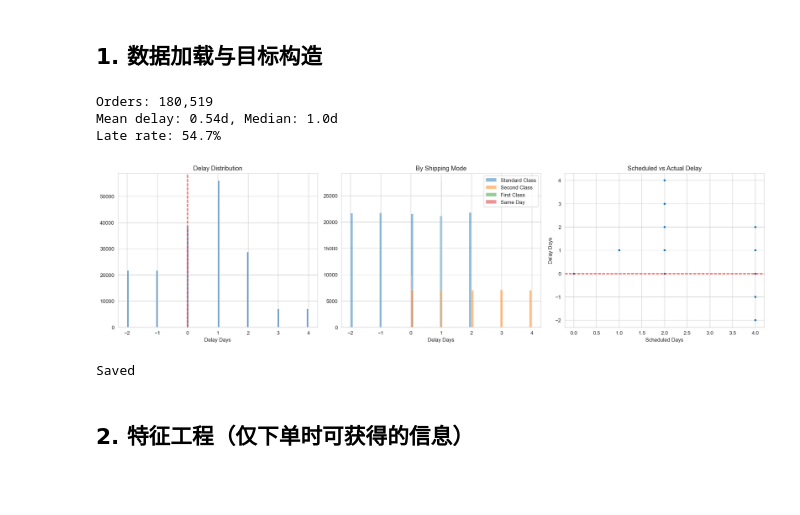
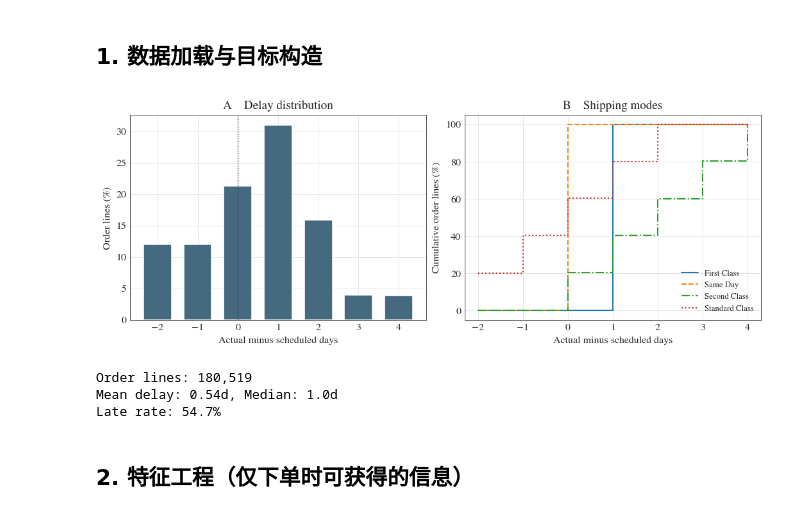
Before and after one commit to lingtao-meng/supply-chain-ml-pipeline, a Jupyter notebook: notebooks/supply_chain_ml_pipeline.ipynb, the cells around one changed output. Drawn from its saved outputs; the diff is of its cells as text; code cells hidden in the pictures; blank space fills up the shorter version.

```diff
--- a/notebooks/supply_chain_ml_pipeline.ipynb
+++ b/notebooks/supply_chain_ml_pipeline.ipynb
@@ -39,36 +43,33 @@ Ready
 # %%
 df = pd.read_csv('../data/DataCoSupplyChainDataset.csv', encoding='latin1')
 df['order date (DateOrders)'] = pd.to_datetime(df['order date (DateOrders)'])
 df['shipping date (DateOrders)'] = pd.to_datetime(df['shipping date (DateOrders)'])
 df = df.sort_values('order date (DateOrders)').reset_index(drop=True)
 
 df['delay_days'] = (df['shipping date (DateOrders)'] - df['order date (DateOrders)']).dt.days - df['Days for shipment (scheduled)']
 
-print(f'Orders: {len(df):,}')
+print(f'Order lines: {len(df):,}')
 print(f'Mean delay: {df.delay_days.mean():.2f}d, Median: {df.delay_days.median():.1f}d')
 print(f'Late rate: {(df.delay_days>0).mean()*100:.1f}%')
 
-fig, axes = plt.subplots(1, 3, figsize=(18, 5))
-axes[0].hist(df['delay_days'], bins=100, color='steelblue', alpha=0.8); axes[0].axvline(0, color='red', linestyle='--')
-axes[0].set_xlabel('Delay Days'); axes[0].set_title('Delay Distribution')
-
-for sm in df['Shipping Mode'].unique()[:4]:
-    axes[1].hist(df[df['Shipping Mode']==sm]['delay_days'], bins=50, alpha=0.5, label=sm)
-axes[1].set_xlabel('Delay Days'); axes[1].set_title('By Shipping Mode'); axes[1].legend()
-
-samp = df.sample(5000)
-axes[2].scatter(samp['Days for shipment (scheduled)'], samp['delay_days'], alpha=0.3, s=5)
-axes[2].axhline(0, color='red', linestyle='--')
-axes[2].set_xlabel('Scheduled Days'); axes[2].set_ylabel('Delay Days')
-axes[2].set_title('Scheduled vs Actual Delay')
-plt.tight_layout(); plt.savefig('../images/merged_eda.png', dpi=150); plt.show()
-print('Saved')
+fig, (ax, mode_ax) = plt.subplots(1, 2, figsize=(9, 3.4), layout="constrained")
+frequency = df.delay_days.value_counts(normalize=True).sort_index() * 100
+ax.bar(frequency.index, frequency, color="#456a80", width=.7)
+ax.axvline(0, color="#393939", linestyle=":", linewidth=.9)
+ax.set(xlabel="Actual minus scheduled days", ylabel="Order lines (%)", title="A    Delay distribution")
+by_mode = pd.crosstab(df["delay_days"], df["Shipping Mode"], normalize="columns") * 100
+for (name, share), style in zip(by_mode.items(), ["-", "--", "-.", ":"]):
+    mode_ax.step(share.index, share.cumsum(), where="post", label=name, ls=style, lw=1.3)
+mode_ax.set(xlabel="Actual minus scheduled days", ylabel="Cumulative order lines (%)", title="B    Shipping modes")
+mode_ax.legend(fontsize=8, loc="lower right")
+format_figure(fig)
+fig.savefig("../images/merged_eda.png", dpi=260)
+plt.show()
 # %% [output]
+[figure, new version]
-Orders: 180,519
+Order lines: 180,519
 Mean delay: 0.54d, Median: 1.0d
 Late rate: 54.7%
-[figure, old version]
-Saved
 # %% [markdown]
 ## 2. 特征工程（仅下单时可获得的信息）
 # %%
```
Also changed, not shown: parts of 3 cells of this notebook, 35 other files.
